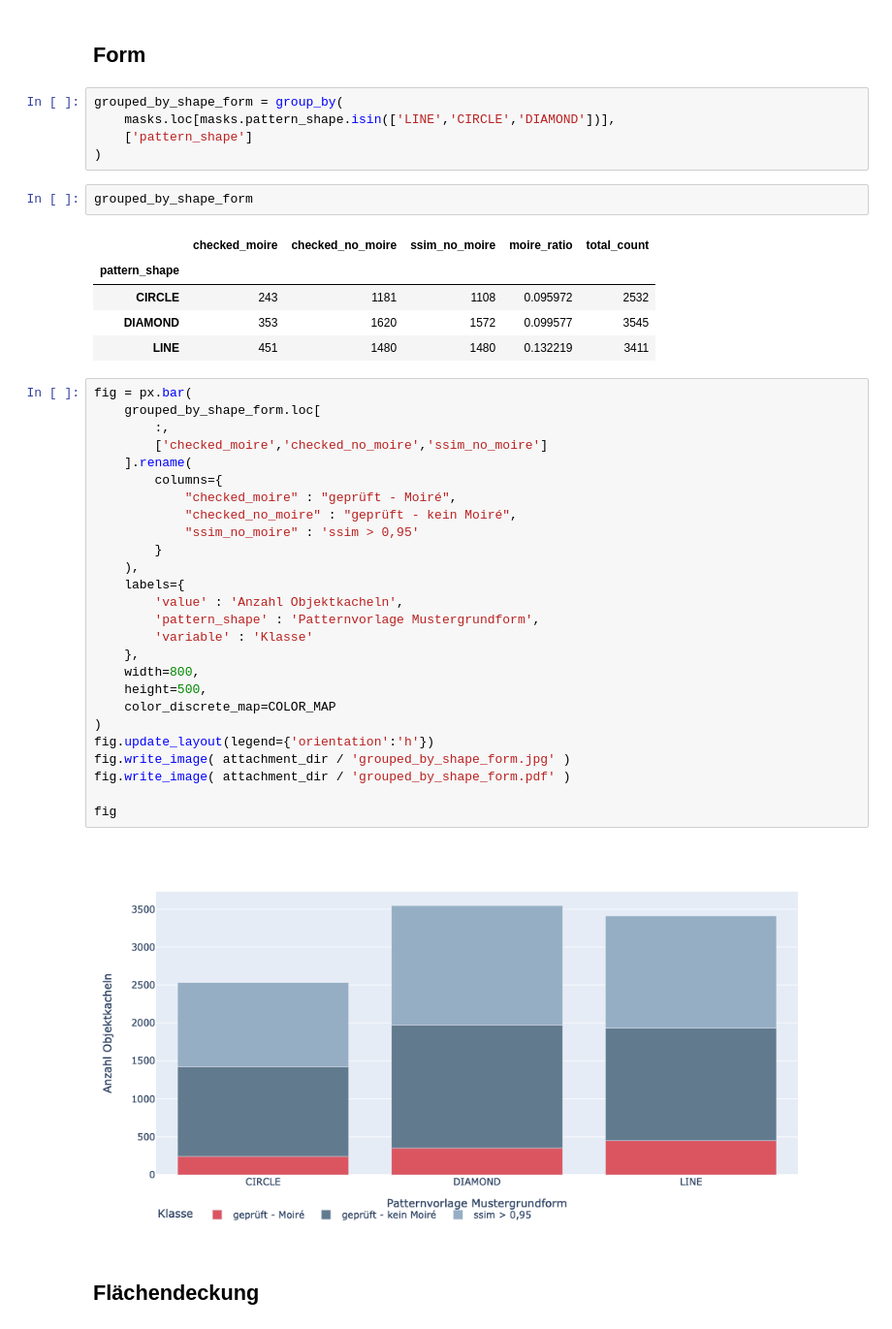
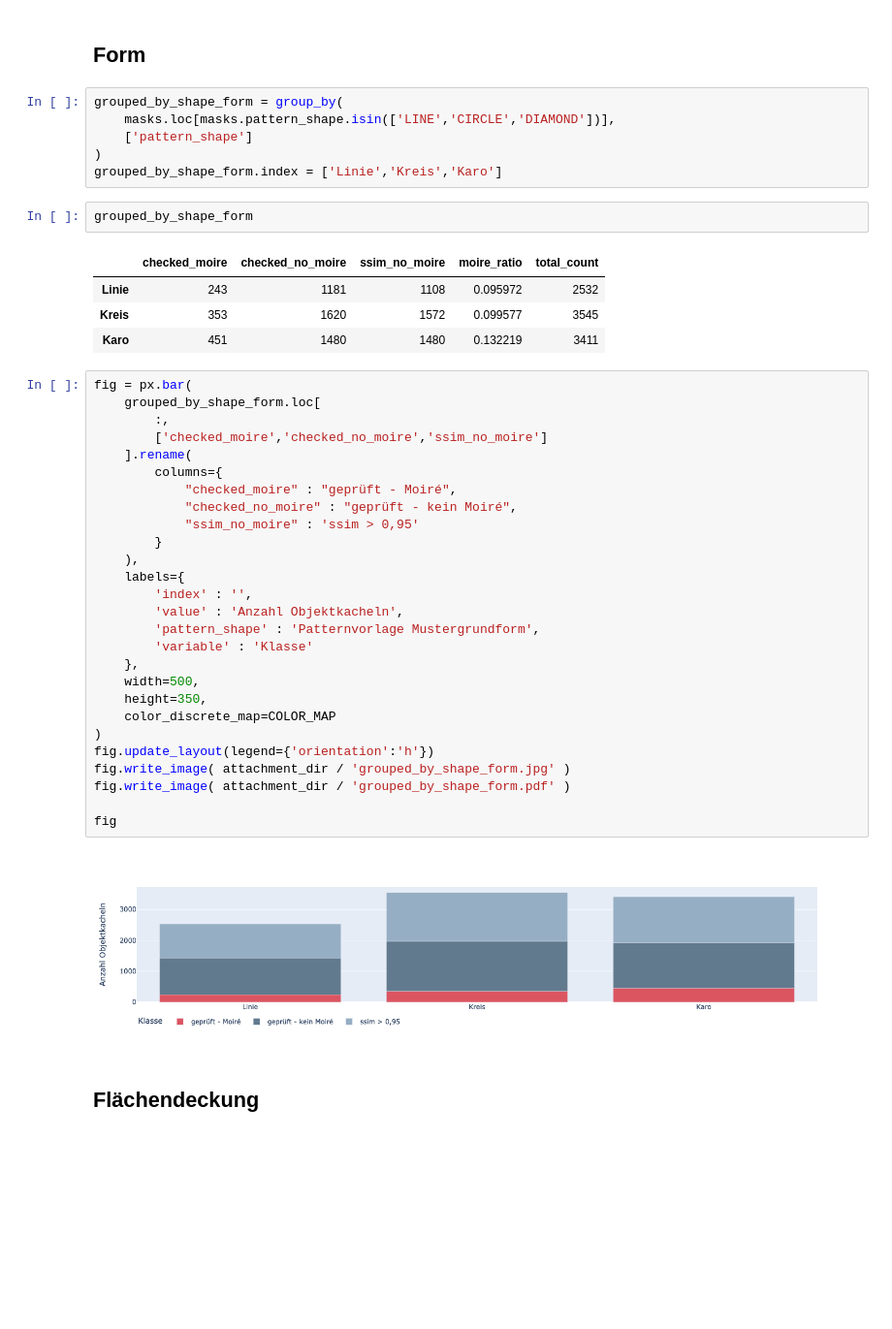
Before and after one commit to FBirwe/master-thesis_moire_detection, a Jupyter notebook: 80_Auswertungen/Auswertung_Mustergenerierung.ipynb, the cells around one changed output. Shown at 97% size. Saved outputs shown, nothing was run; the diff lists cells and outputs as text; blank space fills up the shorter version.

```diff
--- a/80_Auswertungen/Auswertung_Mustergenerierung.ipynb
+++ b/80_Auswertungen/Auswertung_Mustergenerierung.ipynb
@@ -250,42 +293,43 @@ grouped_by_shape_form = group_by(
     masks.loc[masks.pattern_shape.isin(['LINE','CIRCLE','DIAMOND'])],
     ['pattern_shape']
 )
+grouped_by_shape_form.index = ['Linie','Kreis','Karo']
 # %%
 grouped_by_shape_form
 # %% [output]
 |  | checked_moire | checked_no_moire | ssim_no_moire | moire_ratio | total_count |
-| pattern_shape |  |  |  |  |  |
-| CIRCLE | 243 | 1181 | 1108 | 0.095972 | 2532 |
-| DIAMOND | 353 | 1620 | 1572 | 0.099577 | 3545 |
-| LINE | 451 | 1480 | 1480 | 0.132219 | 3411 |
+| Linie | 243 | 1181 | 1108 | 0.095972 | 2532 |
+| Kreis | 353 | 1620 | 1572 | 0.099577 | 3545 |
+| Karo | 451 | 1480 | 1480 | 0.132219 | 3411 |
 # %%
 fig = px.bar(
     grouped_by_shape_form.loc[
         :,
         ['checked_moire','checked_no_moire','ssim_no_moire']
     ].rename(
         columns={
             "checked_moire" : "geprüft - Moiré",
             "checked_no_moire" : "geprüft - kein Moiré",
             "ssim_no_moire" : 'ssim > 0,95'
         }
     ),
     labels={
+        'index' : '',
         'value' : 'Anzahl Objektkacheln',
         'pattern_shape' : 'Patternvorlage Mustergrundform',
         'variable' : 'Klasse'
     },
-    width=800,
-    height=500,
+    width=500,
+    height=350,
     color_discrete_map=COLOR_MAP
 )
 fig.update_layout(legend={'orientation':'h'})
 fig.write_image( attachment_dir / 'grouped_by_shape_form.jpg' )
 fig.write_image( attachment_dir / 'grouped_by_shape_form.pdf' )
 
 fig
 # %% [output]
-[figure, old version]
+[figure, new version]
 # %% [markdown]
 ## Flächendeckung
 # %%
```
Also changed, not shown: parts of 37 cells of this notebook, 5 other files.
